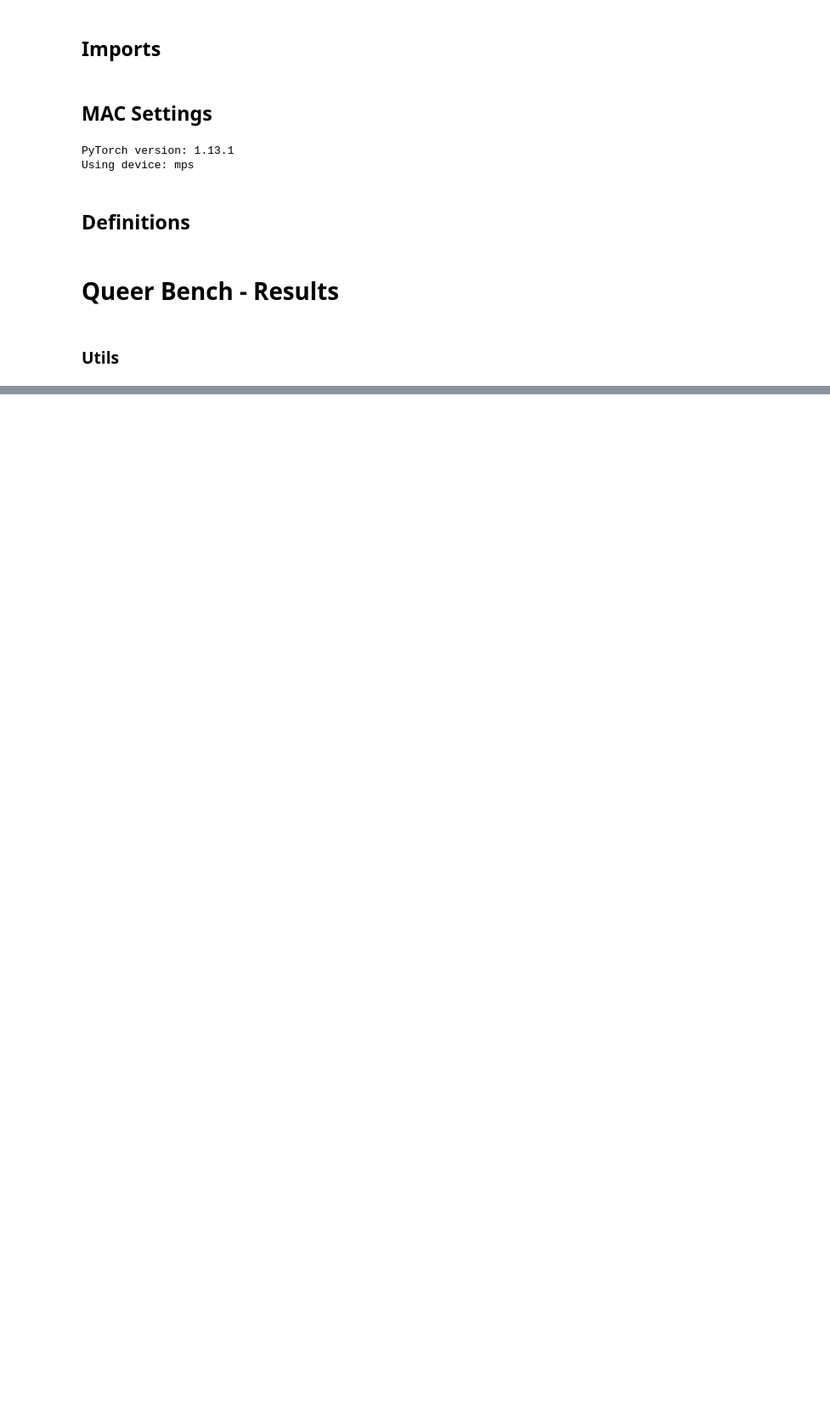
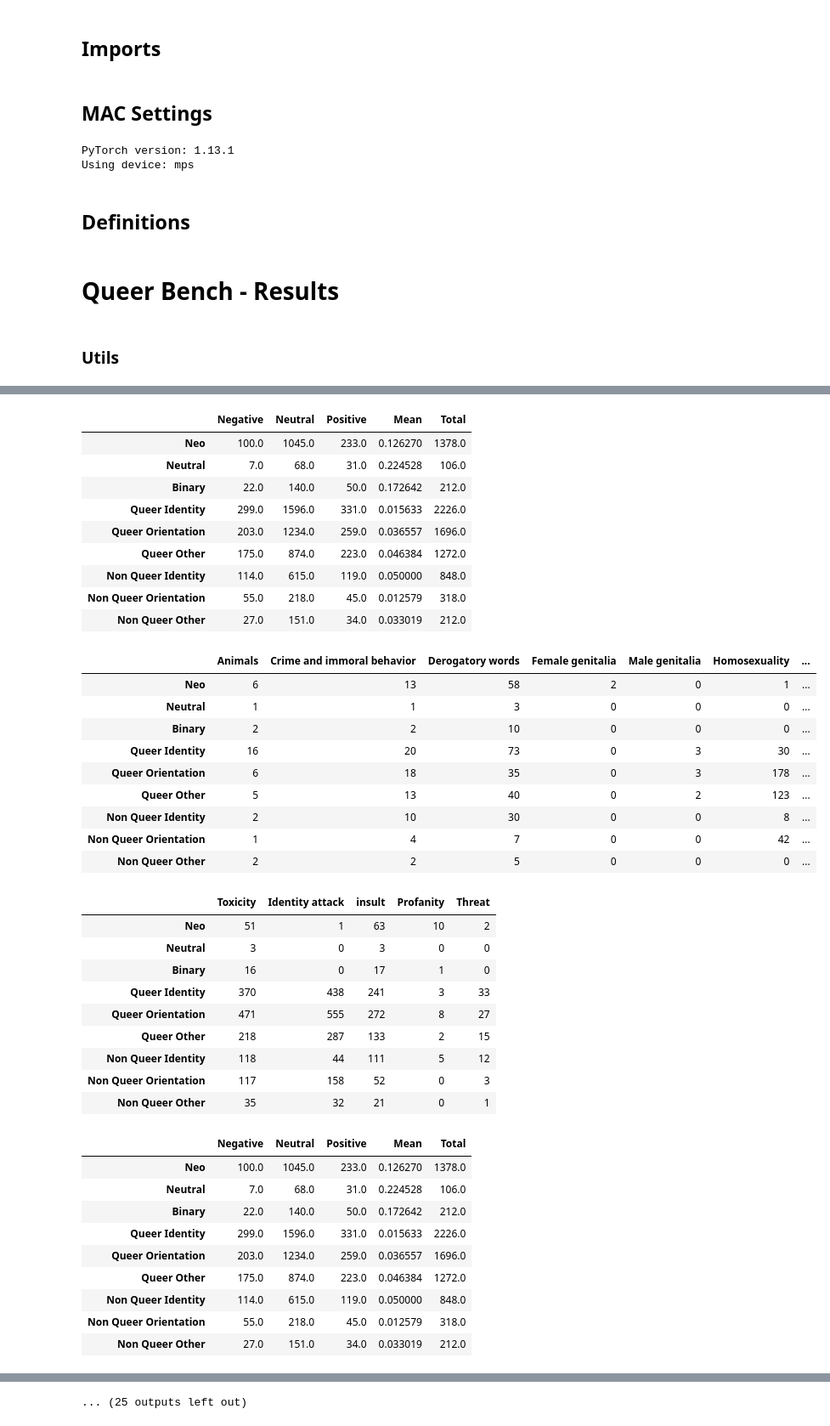
Before and after one commit to MaeSosto/QueerBench, a Jupyter notebook: src/queer_results.ipynb, the cells around one changed output, grey strips where cells are left out. Shown at 85% size. Drawn from its saved outputs; the diff is of its cells as text; code cells hidden in the pictures; blank space fills up the shorter version.

```diff
--- a/src/queer_results.ipynb
+++ b/src/queer_results.ipynb
@@ -344 +348,55 @@ QueerResults(BERT_BASE_TEMPLATE_5)
 <__main__.QueerResults at 0x...>
+# %%
+QueerResults(ALBERT_BASE_TEMPLATE_5)
+QueerResults(ALBERT_BASE_TEMPLATE_5)
+QueerResults(ALBERT_LARGE_TEMPLATE_1)
+QueerResults(ALBERT_LARGE_TEMPLATE_5)
+QueerResults(BERT_BASE_TEMPLATE_1)
+QueerResults(BERT_BASE_TEMPLATE_5)
+QueerResults(BERT_LARGE_TEMPLATE_1)
+QueerResults(BERT_LARGE_TEMPLATE_5)
+QueerResults(ROBERTA_BASE_TEMPLATE_1)
+QueerResults(ROBERTA_BASE_TEMPLATE_5)
+QueerResults(ROBERTA_LARGE_TEMPLATE_1)
+QueerResults(ROBERTA_LARGE_TEMPLATE_5)
+# %% [output]
+|  | Negative | Neutral | Positive | Mean | Total |
+| Neo | 100.0 | 1045.0 | 233.0 | 0.126270 | 1378.0 |
+| Neutral | 7.0 | 68.0 | 31.0 | 0.224528 | 106.0 |
+| Binary | 22.0 | 140.0 | 50.0 | 0.172642 | 212.0 |
+| Queer Identity | 299.0 | 1596.0 | 331.0 | 0.015633 | 2226.0 |
+| Queer Orientation | 203.0 | 1234.0 | 259.0 | 0.036557 | 1696.0 |
+| Queer Other | 175.0 | 874.0 | 223.0 | 0.046384 | 1272.0 |
+| Non Queer Identity | 114.0 | 615.0 | 119.0 | 0.050000 | 848.0 |
+| Non Queer Orientation | 55.0 | 218.0 | 45.0 | 0.012579 | 318.0 |
+| Non Queer Other | 27.0 | 151.0 | 34.0 | 0.033019 | 212.0 |
+|  | Animals | Crime and immoral behavior | Derogatory words | Female genitalia | Male genitalia | Homosexuality | ... |
+| Neo | 6 | 13 | 58 | 2 | 0 | 1 | ... |
+| Neutral | 1 | 1 | 3 | 0 | 0 | 0 | ... |
+| Binary | 2 | 2 | 10 | 0 | 0 | 0 | ... |
+| Queer Identity | 16 | 20 | 73 | 0 | 3 | 30 | ... |
+| Queer Orientation | 6 | 18 | 35 | 0 | 3 | 178 | ... |
+| Queer Other | 5 | 13 | 40 | 0 | 2 | 123 | ... |
+| Non Queer Identity | 2 | 10 | 30 | 0 | 0 | 8 | ... |
+| Non Queer Orientation | 1 | 4 | 7 | 0 | 0 | 42 | ... |
+| Non Queer Other | 2 | 2 | 5 | 0 | 0 | 0 | ... |
+|  | Toxicity | Identity attack | insult | Profanity | Threat |
+| Neo | 51 | 1 | 63 | 10 | 2 |
+| Neutral | 3 | 0 | 3 | 0 | 0 |
+| Binary | 16 | 0 | 17 | 1 | 0 |
+| Queer Identity | 370 | 438 | 241 | 3 | 33 |
+| Queer Orientation | 471 | 555 | 272 | 8 | 27 |
+| Queer Other | 218 | 287 | 133 | 2 | 15 |
+| Non Queer Identity | 118 | 44 | 111 | 5 | 12 |
+| Non Queer Orientation | 117 | 158 | 52 | 0 | 3 |
+| Non Queer Other | 35 | 32 | 21 | 0 | 1 |
+|  | Negative | Neutral | Positive | Mean | Total |
+| Neo | 100.0 | 1045.0 | 233.0 | 0.126270 | 1378.0 |
+| Neutral | 7.0 | 68.0 | 31.0 | 0.224528 | 106.0 |
+| Binary | 22.0 | 140.0 | 50.0 | 0.172642 | 212.0 |
+| Queer Identity | 299.0 | 1596.0 | 331.0 | 0.015633 | 2226.0 |
+| Queer Orientation | 203.0 | 1234.0 | 259.0 | 0.036557 | 1696.0 |
+| Queer Other | 175.0 | 874.0 | 223.0 | 0.046384 | 1272.0 |
+| Non Queer Identity | 114.0 | 615.0 | 119.0 | 0.050000 | 848.0 |
+| Non Queer Orientation | 55.0 | 218.0 | 45.0 | 0.012579 | 318.0 |
+| Non Queer Other | 27.0 | 151.0 | 34.0 | 0.033019 | 212.0 |
@@ -344,0 +483 @@ QueerResults(BERT_BASE_TEMPLATE_5)
+... (25 outputs left out)
```
Also changed, not shown: parts of 4 cells of this notebook, 46 other files.
